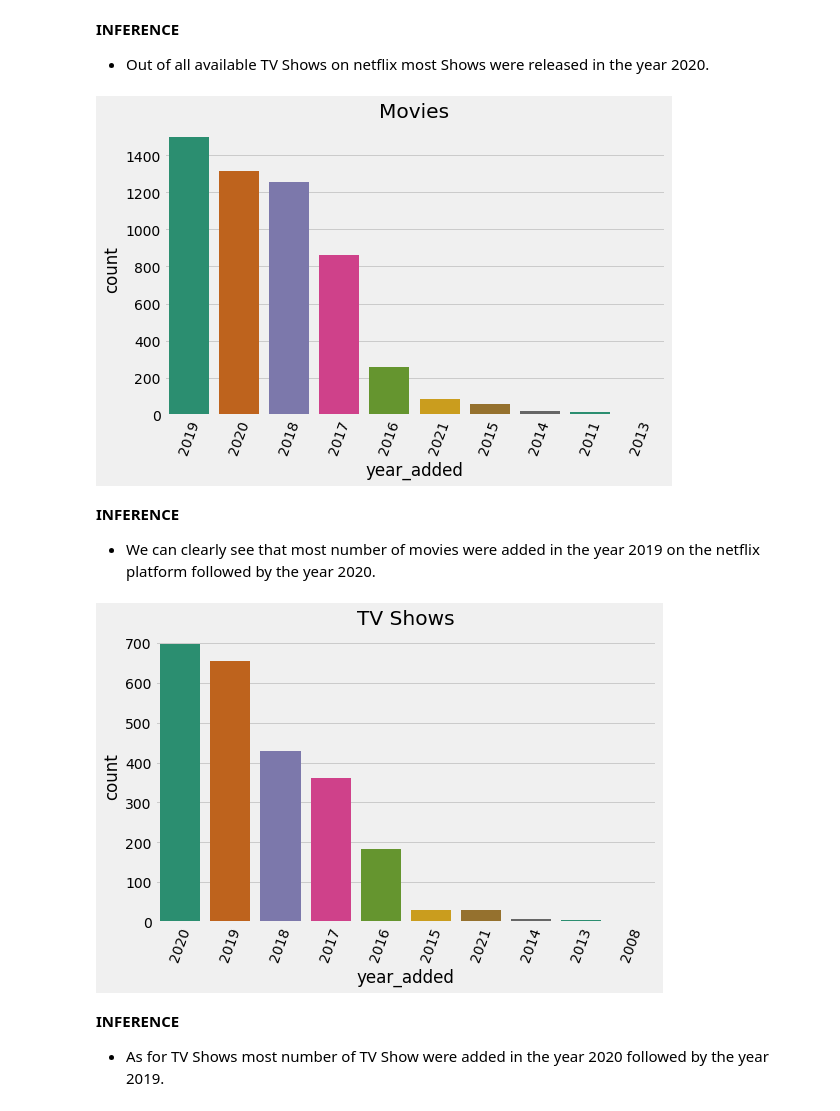
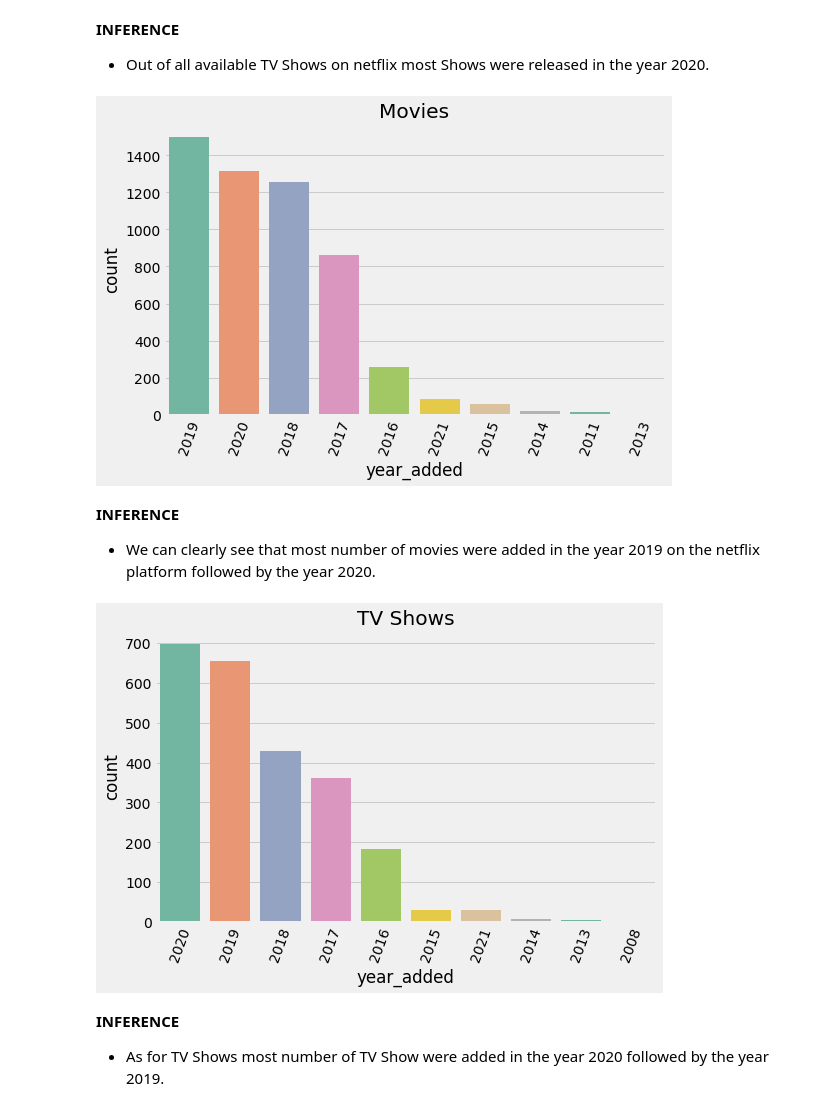
Before and after one commit to AYUSH-SHARMA25/NETFLIX-MOVIES-AND-TV-SHOWS-CLUSTERING, a Jupyter notebook: NETFLIX_MOVIES_AND_TV_SHOWS_CLUSTERING.ipynb, the cells around one changed output. Drawn from its saved outputs; the diff is of its cells as text; code cells hidden in the pictures.

```diff
--- a/NETFLIX_MOVIES_AND_TV_SHOWS_CLUSTERING.ipynb
+++ b/NETFLIX_MOVIES_AND_TV_SHOWS_CLUSTERING.ipynb
@@ -361,18 +361,18 @@ count_order(netflix_tv['release_year'], 'Dark2','TV Shows')
 *  Out of all available TV Shows on netflix most Shows were released in the year 2020.
 # %%
 # Let's see in which year most number of movies and TV Shows were added into the netflix
-count_order(netflix_movies['year_added'], 'Dark2','Movies')
+count_order(netflix_movies['year_added'], 'Set2','Movies')
 # %% [output]
-[figure, old version]
+[figure, new version]
 # %% [markdown]
 **INFERENCE**
 
 
 *   We can clearly see that most number of movies were added in the year 2019 on the netflix platform followed by the year 2020.
 # %%
-count_order(netflix_tv['year_added'], 'Dark2','TV Shows')
+count_order(netflix_tv['year_added'], 'Set2','TV Shows')
 # %% [output]
-[figure, old version]
+[figure, new version]
 # %% [markdown]
 **INFERENCE**
 
```
Also changed, not shown: parts of 5 cells of this notebook.
